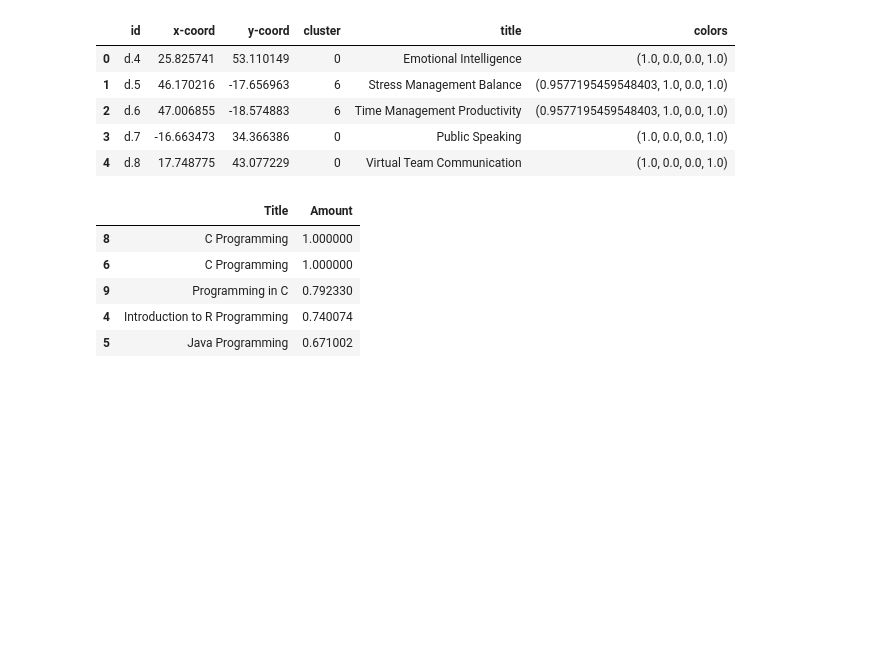
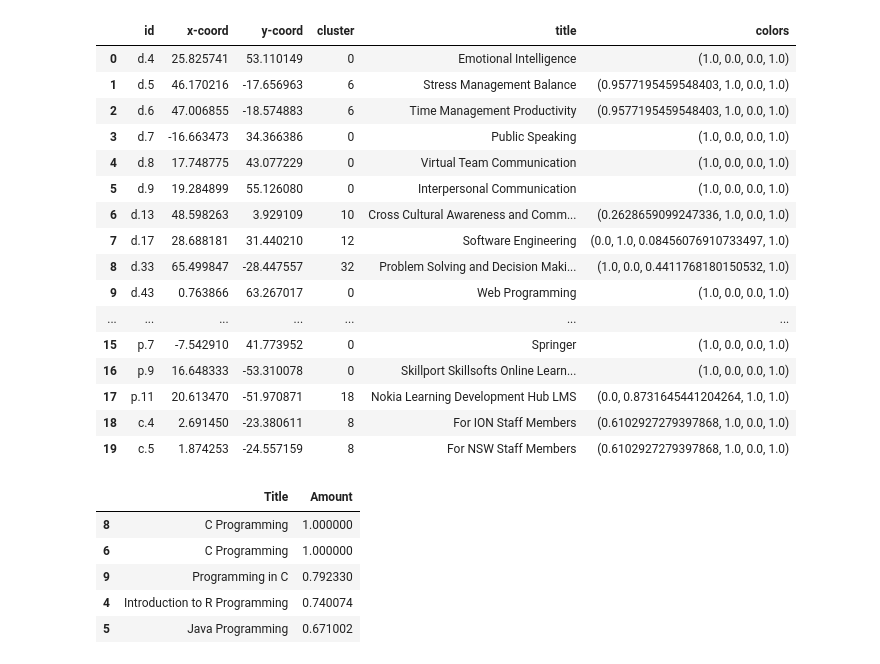
Before and after one commit to JelmerSurewaard/ML, a Jupyter notebook: Learning Store/Plotting.ipynb, the cells around one changed output. Drawn from its saved outputs; the diff is of its cells as text; code cells hidden in the pictures; blank space fills up the shorter version.

```diff
--- a/Learning Store/Plotting.ipynb
+++ b/Learning Store/Plotting.ipynb
@@ -7,15 +8,26 @@ from sklearn.metrics.pairwise import cosine_similarity
 # %%
 learning_objects = pd.read_csv('data.csv', sep=';')
 plotting_objects = pd.read_csv('plot_objects.csv', index_col=0)
 
-plotting_objects.head()
+plotting_objects.head(20)
 # %% [output]
 |  | id | x-coord | y-coord | cluster | title | colors |
 | 0 | d.4 | 25.825741 | 53.110149 | 0 | Emotional Intelligence | (1.0, 0.0, 0.0, 1.0) |
 | 1 | d.5 | 46.170216 | -17.656963 | 6 | Stress Management Balance | (0.9577195459548403, 1.0, 0.0, 1.0) |
 | 2 | d.6 | 47.006855 | -18.574883 | 6 | Time Management Productivity | (0.9577195459548403, 1.0, 0.0, 1.0) |
 | 3 | d.7 | -16.663473 | 34.366386 | 0 | Public Speaking | (1.0, 0.0, 0.0, 1.0) |
 | 4 | d.8 | 17.748775 | 43.077229 | 0 | Virtual Team Communication | (1.0, 0.0, 0.0, 1.0) |
+| 5 | d.9 | 19.284899 | 55.126080 | 0 | Interpersonal Communication | (1.0, 0.0, 0.0, 1.0) |
+| 6 | d.13 | 48.598263 | 3.929109 | 10 | Cross Cultural Awareness and Comm... | (0.2628659099247336, 1.0, 0.0, 1.0) |
+| 7 | d.17 | 28.688181 | 31.440210 | 12 | Software Engineering | (0.0, 1.0, 0.08456076910733497, 1.0) |
+| 8 | d.33 | 65.499847 | -28.447557 | 32 | Problem Solving and Decision Maki... | (1.0, 0.0, 0.4411768180150532, 1.0) |
+| 9 | d.43 | 0.763866 | 63.267017 | 0 | Web Programming | (1.0, 0.0, 0.0, 1.0) |
+| ... | ... | ... | ... | ... | ... | ... |
+| 15 | p.7 | -7.542910 | 41.773952 | 0 | Springer | (1.0, 0.0, 0.0, 1.0) |
+| 16 | p.9 | 16.648333 | -53.310078 | 0 | Skillport Skillsofts Online Learn... | (1.0, 0.0, 0.0, 1.0) |
+| 17 | p.11 | 20.613470 | -51.970871 | 18 | Nokia Learning Development Hub LMS | (0.0, 0.8731645441204264, 1.0, 1.0) |
+| 18 | c.4 | 2.691450 | -23.380611 | 8 | For ION Staff Members | (0.6102927279397868, 1.0, 0.0, 1.0) |
+| 19 | c.5 | 1.874253 | -24.557159 | 8 | For NSW Staff Members | (0.6102927279397868, 1.0, 0.0, 1.0) |
 # %%
 plotting_objects = plotting_objects.fillna('')
 # %%
```
Also changed, not shown: parts of 3 cells of this notebook.
